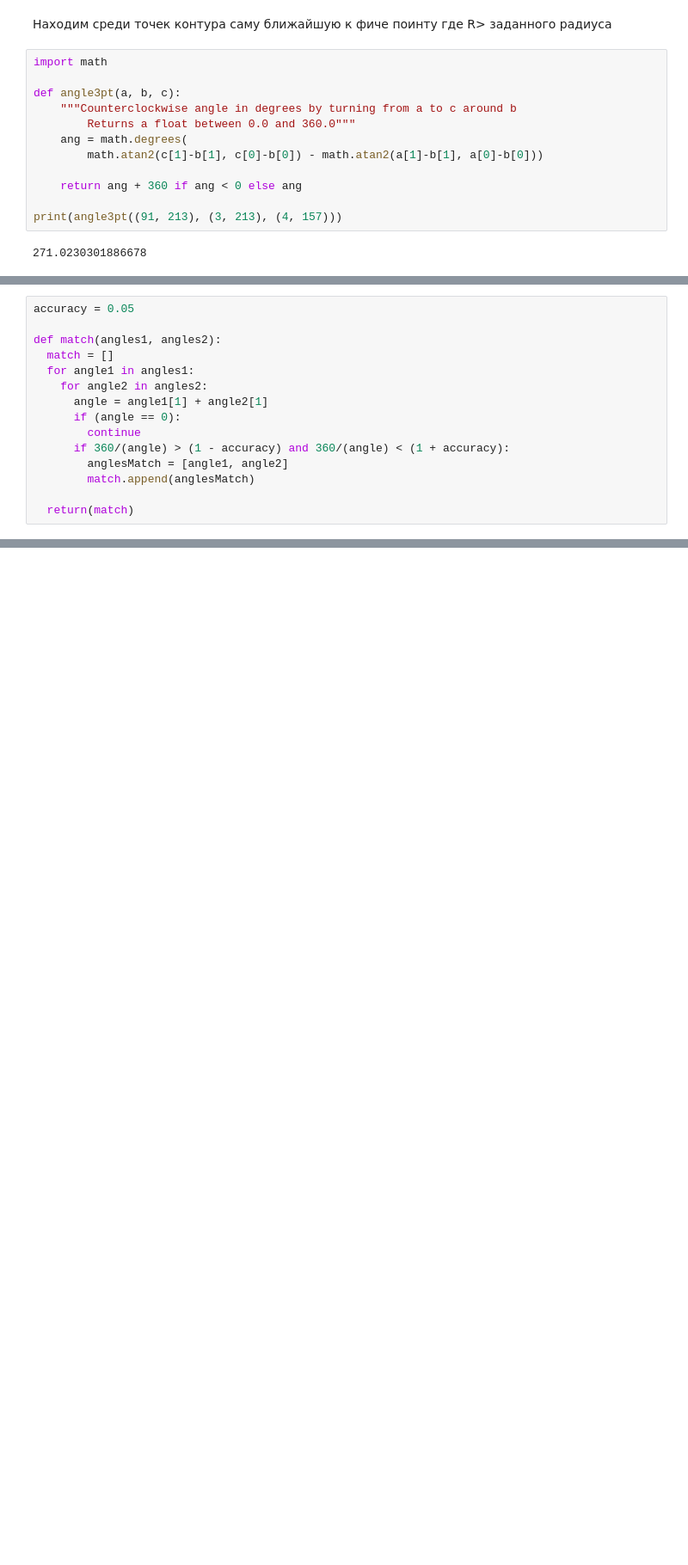
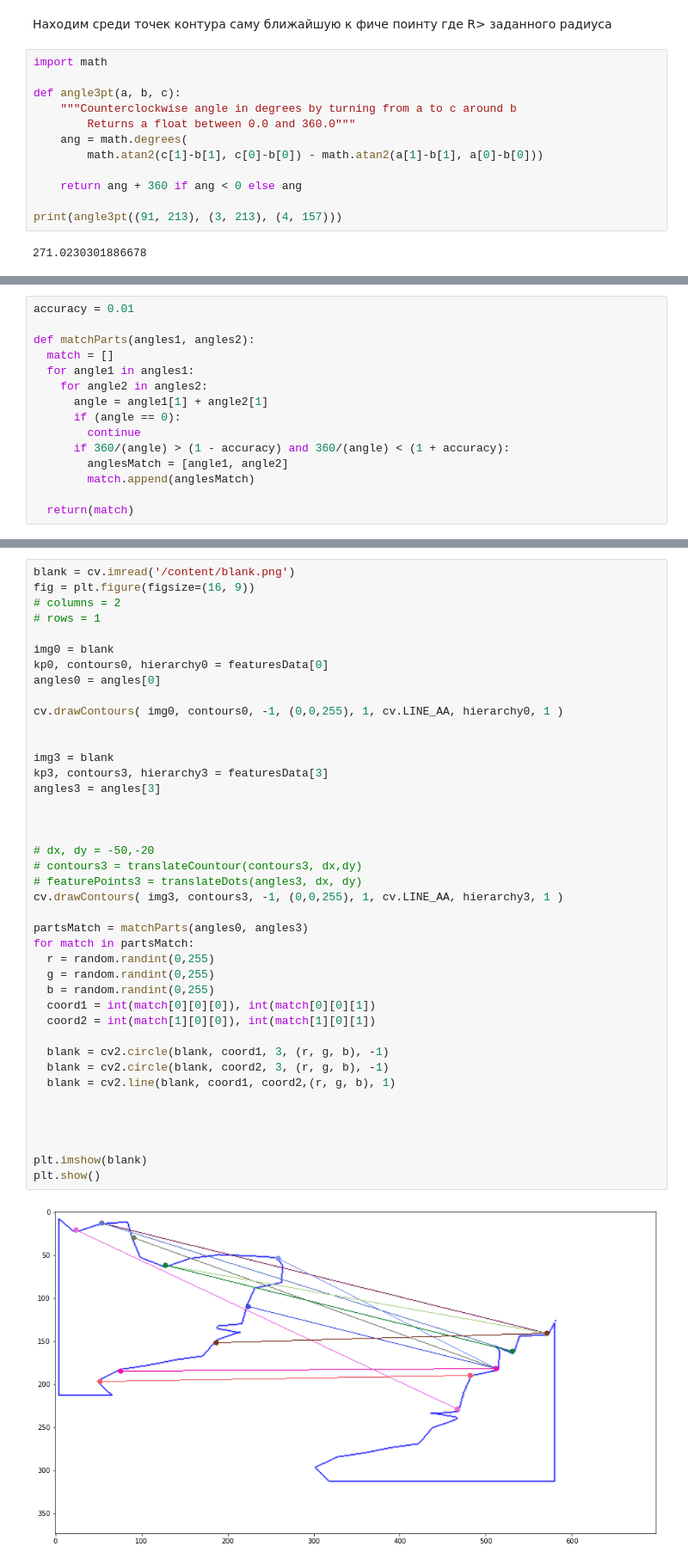
Before and after one commit to Sardaan/puzzle, a Jupyter notebook: puzzle.ipynb, the cells around one changed output, grey strips where cells are left out. Shown at 86% size. Drawn from its saved outputs; the diff is of its cells as text; blank space fills up the shorter version.

```diff
--- a/puzzle.ipynb
+++ b/puzzle.ipynb
@@ -304,7 +404,7 @@ def detectAngle(kp, contours):
 # %%
-accuracy = 0.05
+accuracy = 0.01
 
-def match(angles1, angles2):
+def matchParts(angles1, angles2):
   match = []
   for angle1 in angles1:
     for angle2 in angles2:
@@ -443,0 +439,43 @@ plt.show()
+# %%
+blank = cv.imread('/content/blank.png')
+fig = plt.figure(figsize=(16, 9))
+# columns = 2
+# rows = 1
+
+img0 = blank
+kp0, contours0, hierarchy0 = featuresData[0]
+angles0 = angles[0]
+
+cv.drawContours( img0, contours0, -1, (0,0,255), 1, cv.LINE_AA, hierarchy0, 1 )
+
+
+img3 = blank
+kp3, contours3, hierarchy3 = featuresData[3]
+angles3 = angles[3]
+
+
+
+# dx, dy = -50,-20
+# contours3 = translateCountour(contours3, dx,dy)
+# featurePoints3 = translateDots(angles3, dx, dy)
+cv.drawContours( img3, contours3, -1, (0,0,255), 1, cv.LINE_AA, hierarchy3, 1 )
+
+partsMatch = matchParts(angles0, angles3)
+for match in partsMatch:
+  r = random.randint(0,255)
+  g = random.randint(0,255)
+  b = random.randint(0,255)
+  coord1 = int(match[0][0][0]), int(match[0][0][1])
+  coord2 = int(match[1][0][0]), int(match[1][0][1])
+
+  blank = cv2.circle(blank, coord1, 3, (r, g, b), -1)
+  blank = cv2.circle(blank, coord2, 3, (r, g, b), -1)
+  blank = cv2.line(blank, coord1, coord2,(r, g, b), 1)
+
+
+
+
+plt.imshow(blank)
+plt.show()
+# %% [output]
+[figure, added]
```
Also changed, not shown: parts of 13 cells of this notebook.
